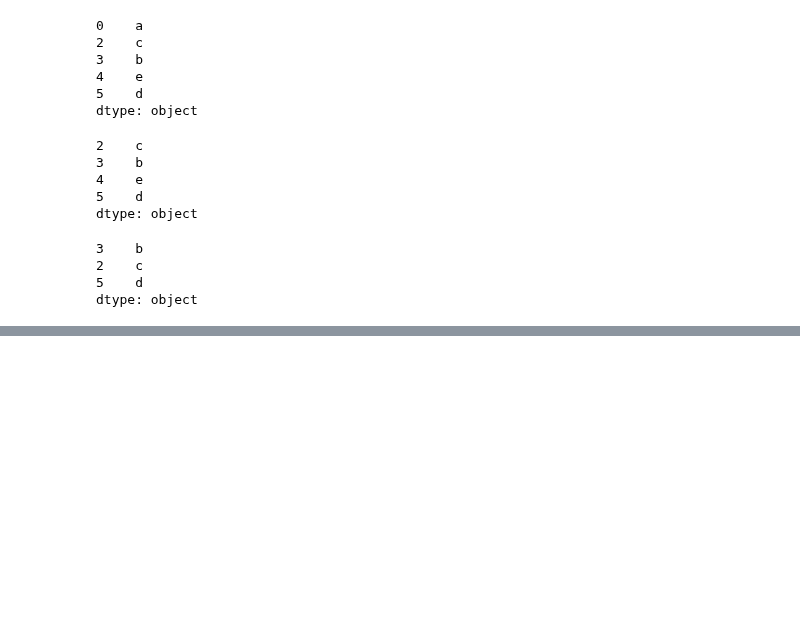
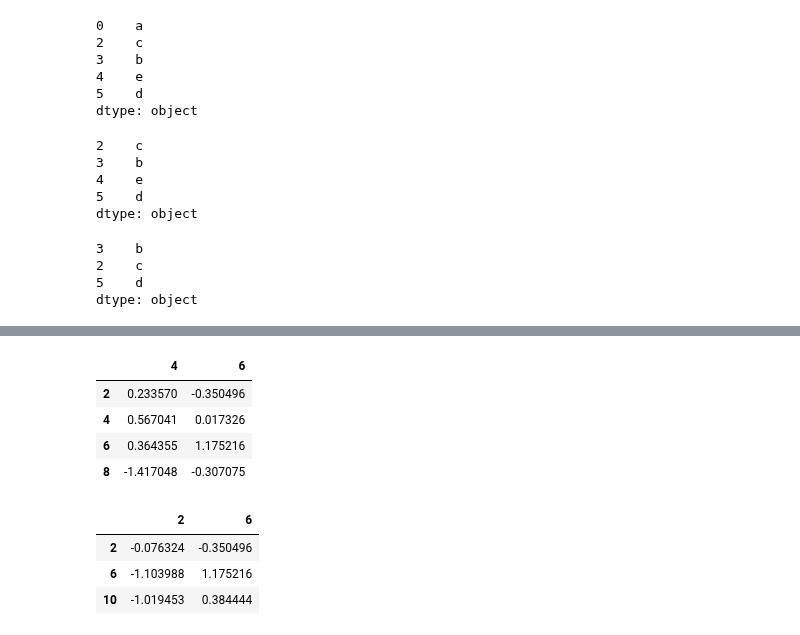
Before and after one commit to manasesmutembei11/ML, a Jupyter notebook: pandas/indexing_and_selecting.ipynb, the cells around one changed output, grey strips where cells are left out. Cells and saved outputs as stored; diff of their text form; code cells hidden in the pictures; blank space fills up the shorter version.

```diff
--- a/pandas/indexing_and_selecting.ipynb
+++ b/pandas/indexing_and_selecting.ipynb
@@ -326,0 +386,15 @@ dtype: object
+# %%
+df1.iloc[1:5, 2:4]
+# %% [output]
+|  | 4 | 6 |
+| 2 | 0.233570 | -0.350496 |
+| 4 | 0.567041 | 0.017326 |
+| 6 | 0.364355 | 1.175216 |
+| 8 | -1.417048 | -0.307075 |
+# %%
+df1.iloc[[1, 3, 5], [1, 3]]
+# %% [output]
+|  | 2 | 6 |
+| 2 | -0.076324 | -0.350496 |
+| 6 | -1.103988 | 1.175216 |
+| 10 | -1.019453 | 0.384444 |
```
Also changed, not shown: parts of 6 cells of this notebook.
